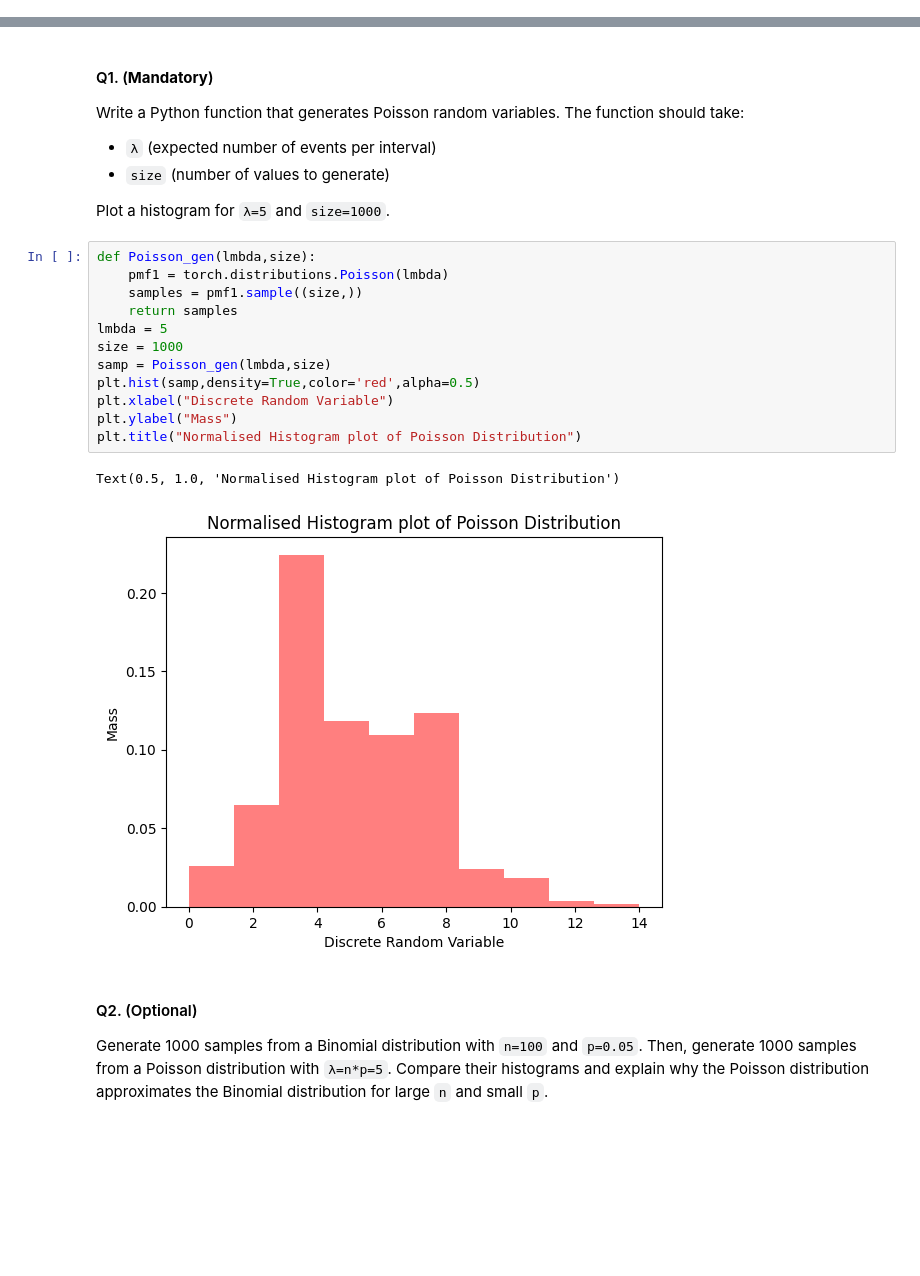
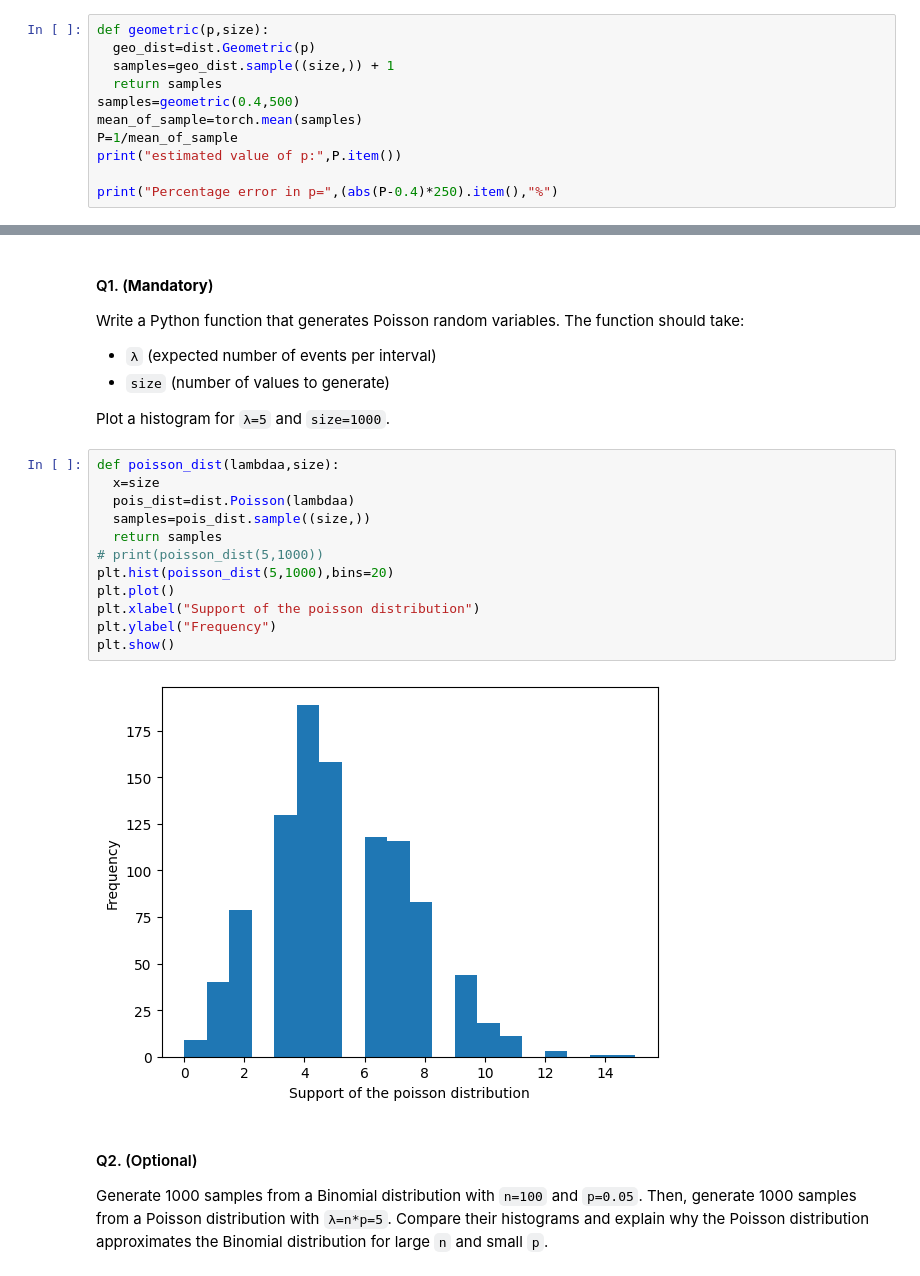
Before and after one commit to CH2344/Assignment-5-BMC-, a Jupyter notebook: Lab4_Random_Variables.ipynb, the cells around one changed output, grey strips where cells are left out. Drawn from its saved outputs; the diff is of its cells as text; blank space fills up the shorter version.

```diff
--- a/Lab4_Random_Variables.ipynb
+++ b/Lab4_Random_Variables.ipynb
@@ -707,0 +723,11 @@ Mean from sample = 0.38314177785179004
+# %%
+def geometric(p,size):
+  geo_dist=dist.Geometric(p)
+  samples=geo_dist.sample((size,)) + 1
+  return samples
+samples=geometric(0.4,500)
+mean_of_sample=torch.mean(samples)
+P=1/mean_of_sample
+print("estimated value of p:",P.item())
+
+print("Percentage error in p=",(abs(P-0.4)*250).item(),"%")
@@ -719,21 +749,20 @@ Write a Python function that generates Poisson random variables. The function sh
 - `size` (number of values to generate)
 
 Plot a histogram for `λ=5` and `size=1000`.
-# %%
-def Poisson_gen(lmbda,size):
-    pmf1 = torch.distributions.Poisson(lmbda)
-    samples = pmf1.sample((size,))
-    return samples
-lmbda = 5
-size = 1000
-samp = Poisson_gen(lmbda,size)
-plt.hist(samp,density=True,color='red',alpha=0.5)
-plt.xlabel("Discrete Random Variable")
-plt.ylabel("Mass")
-plt.title("Normalised Histogram plot of Poisson Distribution")
-# %% [output]
-Text(0.5, 1.0, 'Normalised Histogram plot of Poisson Distribution')
-[figure, removed]
+# %%
+def poisson_dist(lambdaa,size):
+  x=size
+  pois_dist=dist.Poisson(lambdaa)
+  samples=pois_dist.sample((size,))
+  return samples
+# print(poisson_dist(5,1000))
+plt.hist(poisson_dist(5,1000),bins=20)
+plt.plot()
+plt.xlabel("Support of the poisson distribution")
+plt.ylabel("Frequency")
+plt.show()
+# %% [output]
+[figure, added]
 # %% [markdown]
 #### Q2. (Optional)
 Generate 1000 samples from a Binomial distribution with `n=100` and `p=0.05`. Then, generate 1000 samples from a Poisson distribution with `λ=n*p=5`. Compare their histograms and explain why the Poisson distribution approximates the Binomial distribution for large `n` and small `p`.
```
Also changed, not shown: parts of 38 cells of this notebook.
